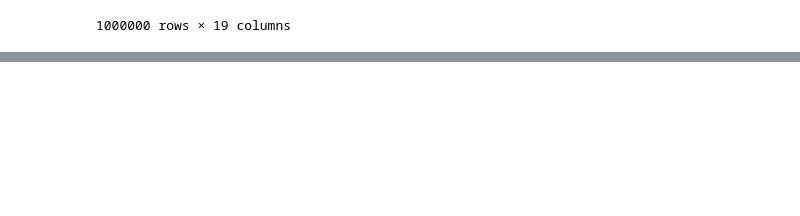
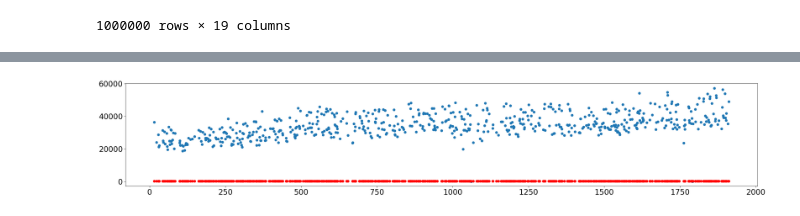
Before and after one commit to TOMMYWHY/158_755DataScience, a Jupyter notebook: project3/M5/notebook/testing2.ipynb, the cells around one changed output, grey strips where cells are left out. Saved outputs shown, nothing was run; the diff lists cells and outputs as text; code cells hidden in the pictures; blank space fills up the shorter version.

```diff
--- a/project3/M5/notebook/testing2.ipynb
+++ b/project3/M5/notebook/testing2.ipynb
@@ -562,0 +910,20 @@ Text(0, 0.5, 'sales')
+# %%
+X_train, X_test, Y_train, Y_test = train_test_split(x_np, y_np, test_size=0.33, random_state=42)
+# %%
+neurons = 128
+activation_function = 'relu'   # 激活函数
+loss = 'mse'  # 损失函数
+optimizer="adam"  # 优化函数
+dropout = 0.25
+# %%
+model = Sequential()
+
+model.add(LSTM(neurons, return_sequences=True, input_shape=(1, 1), activation=activation_function))
+model.add(Dropout(dropout))
+model.add(LSTM(neurons, return_sequences=True, activation=activation_function))
+model.add(Dropout(dropout))
+model.add(LSTM(neurons, activation=activation_function))
+model.add(Dropout(dropout))
+model.add(Dense(output_dim=1, input_dim=1))
+#
+model.compile(loss=loss, optimizer=optimizer)
@@ -562,0 +937,8 @@ Text(0, 0.5, 'sales')
+# %%
+# training 训练
+print('Training -----------')
+epochs = 2001
+for step in range(epochs):
+    cost = model.train_on_batch(X_train[:, np.newaxis, np.newaxis], Y_train)
+    if step % 100 == 0:
+        print(f'{step} train cost: ', cost)
@@ -562,0 +968,8 @@ Text(0, 0.5, 'sales')
+# %%
+Y_pred = model.predict(X_test[:, np.newaxis, np.newaxis])
+
+plt.scatter(X_test, Y_test)
+plt.plot(X_test, Y_pred, 'ro')
+plt.show()
+# %% [output]
+[figure, added]
```
Also changed, not shown: parts of 63 cells of this notebook, 7 other files.
